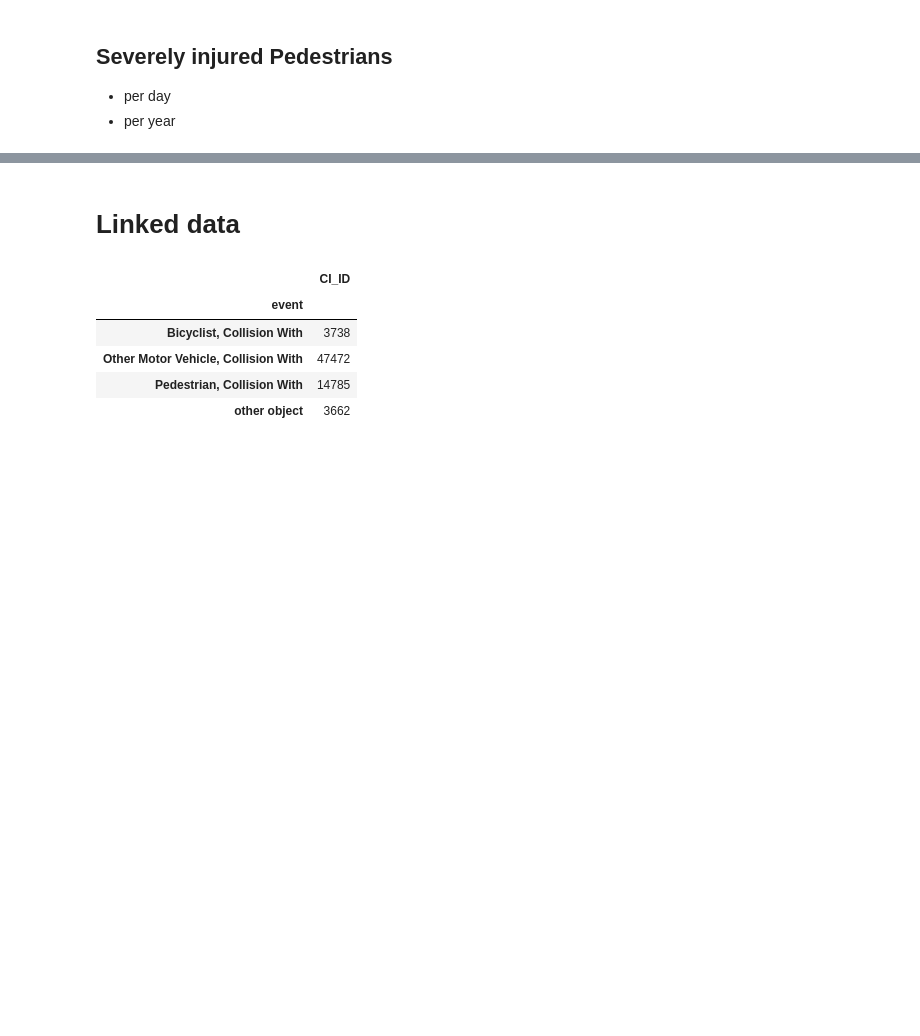
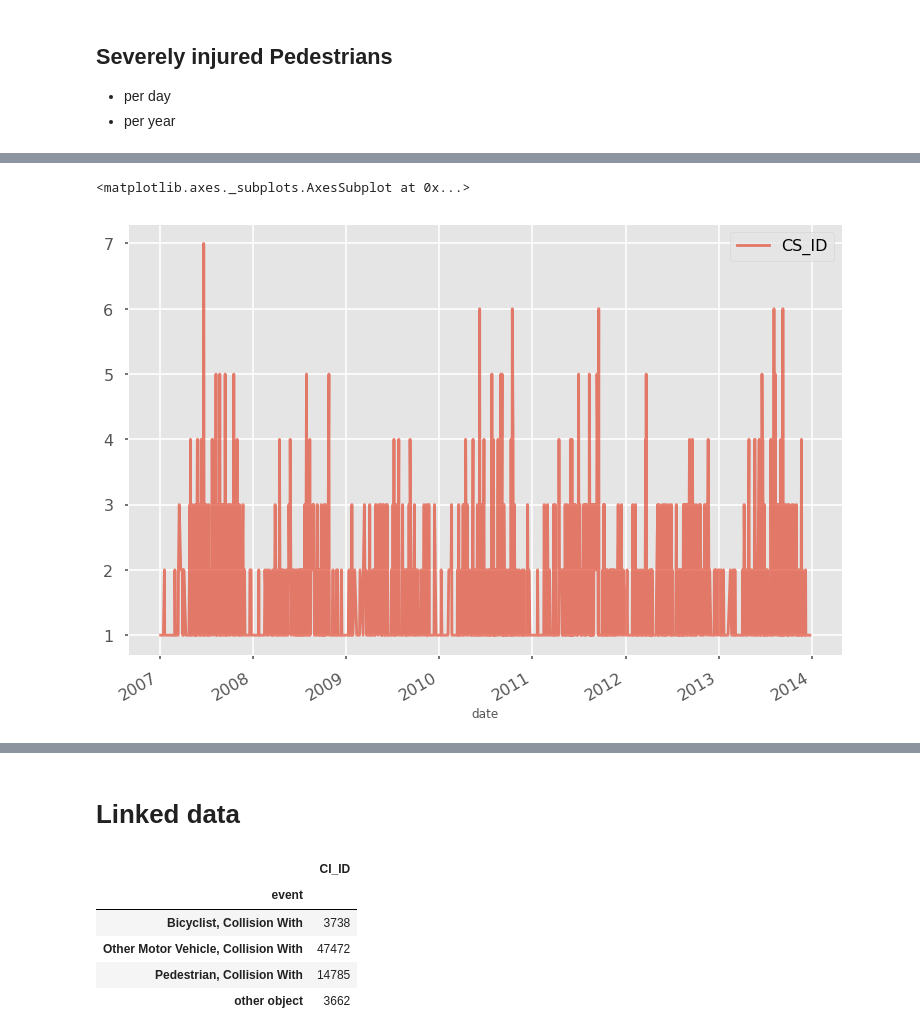
Before and after one commit to MODA-NYC/Project_SevereCrashes, a Jupyter notebook: LinkedDataExplore.ipynb, the cells around one changed output, grey strips where cells are left out. Drawn from its saved outputs; the diff is of its cells as text; code cells hidden in the pictures; blank space fills up the shorter version.

```diff
--- a/LinkedDataExplore.ipynb
+++ b/LinkedDataExplore.ipynb
@@ -132,6 +148,9 @@ sevInjPed.groupby(sevInjPed.date.dt.year).count()[['CS_ID']].plot(kind='bar')
 # %%
 # number of severely injured bicyclists per day
-sevInjBic = base[(base.SEVERITY.isin(['K','A']))&(base.f_per_role=='bicyclist')]
+sevInjBic = base[(base.SEVERITY.isin(['K','A']))&(base.f_Role=='bicyclist')]
 sevInjBic.groupby('date').count()[['CS_ID']].plot(alpha=.7)
+# %% [output]
+<matplotlib.axes._subplots.AxesSubplot at 0x...>
+[figure, added]
 # %%
 sevInjBic.groupby(sevInjBic.date.dt.year).count()[['CS_ID']].plot(kind='bar')
```
Also changed, not shown: parts of 14 cells of this notebook.
